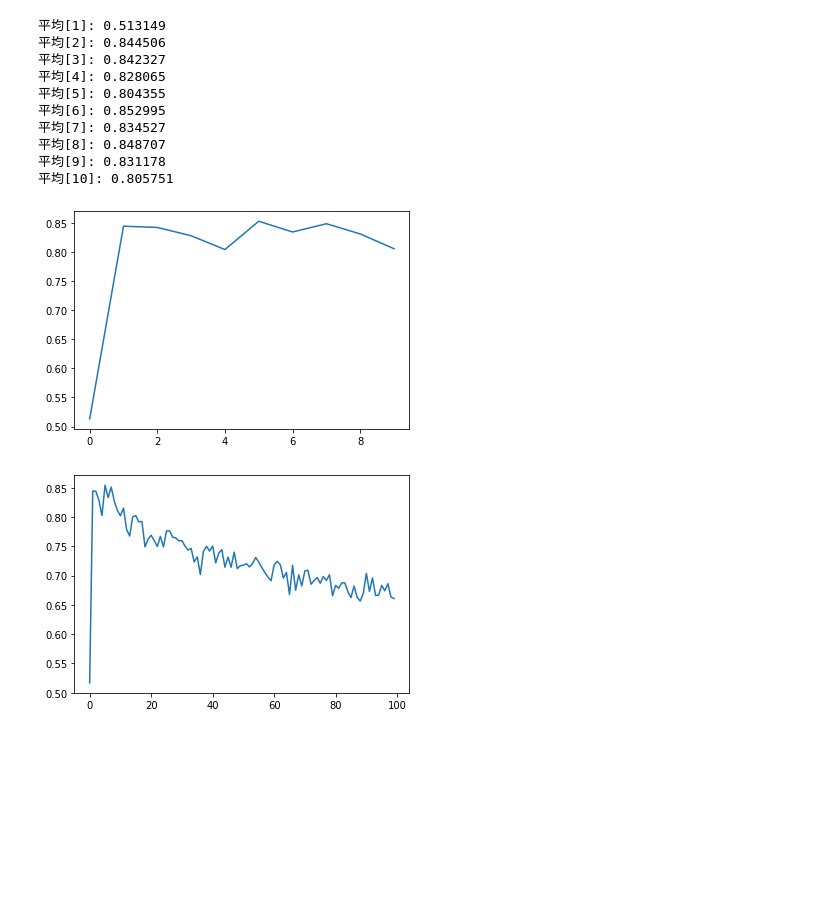
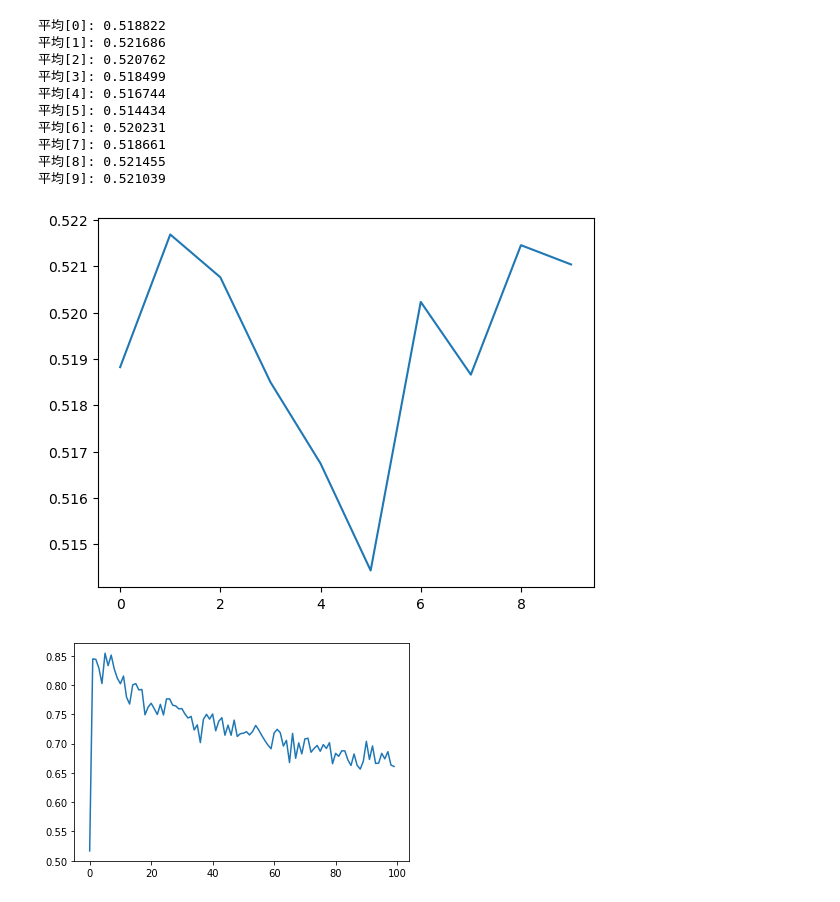
Before and after one commit to awesomest/advent_calendar_2019_bitcoin, a Jupyter notebook: bitcoin.ipynb, the cells around one changed output. Saved outputs shown, nothing was run; the diff lists cells and outputs as text; code cells hidden in the pictures; blank space fills up the shorter version.

Commit message:
resultを翌日に修正

```diff
--- a/bitcoin.ipynb
+++ b/bitcoin.ipynb
@@ -37,8 +37,8 @@ class BitcoinClassification:
         self.data = self.data[self.data["volume"] > 0]
 
     def addColumnResult(self):
-        self.data["result"] = self.data["diff"].shift(1)
-        self.data["result"] = [1 if l >= 0.0 else -1 for l in self.data["result"]]
+        self.data["result"] = self.data["diff1"].shift(-1)
+        self.data["result"] = [1 if l >= 0 else -1 for l in self.data["result"]]
 
     def train_and_test(self):
         clf = RandomForestClassifier(n_estimators=10)
@@ -50,52 +50,51 @@ class BitcoinClassification:
         sum_score = 0
         for i in range(100):
             ac_score = self.train_and_test()
             sum_score += ac_score
 
         return sum_score / 100
 
     def setTrainTestDataset(self, n):
-        #label = "diff" + str(n)
-        labels = ["date", "year", "month", "day", "weekday", "start", "close", "low", "high", "volume", "diff"]
-        for i in list(range(2, n+1)):
+        labels = ["date", "year", "month", "day", "weekday", "start", "close", "low", "high", "volume"]
+        for i in list(range(1, n+1)):
             labels.append("diff" + str(i))
         self.data_train, self.data_test, self.label_train, self.label_test = train_test_split(self.data[labels][n:], self.data["result"][n:], random_state=1)
 
     def setColumnDiffN(self, n):
         label = "diff" + str(n)
         self.data[label] = self.data["start"].shift(n-1)
         self.data[label] = self.data["close"] / self.data[label] - 1
 
 b = BitcoinClassification(csv)
 b.format()
 b.removeOutlier()
+d = 10
+for i in list(range(1, d + 1)):
+    b.setColumnDiffN(i)
 b.addColumnResult()
-d = 10
-for i in list(range(2, d + 1)):
-    b.setColumnDiffN(i)
 
 x = list(range(10))
 y = []
-for i in list(range(1, d + 1)):
-    b.setTrainTestDataset(i)
+for i in x:
+    b.setTrainTestDataset(d)
     pred = b.calcAvgPred()
     y.append(pred)
     print("平均[%d]: %f" % (i, pred))
 
 plt.plot(x, y)
 plt.show()
 # %% [output]
-平均[1]: 0.513149
-平均[2]: 0.844506
-平均[3]: 0.842327
-平均[4]: 0.828065
-平均[5]: 0.804355
-平均[6]: 0.852995
-平均[7]: 0.834527
-平均[8]: 0.848707
-平均[9]: 0.831178
-平均[10]: 0.805751
+平均[0]: 0.518822
+平均[1]: 0.521686
+平均[2]: 0.520762
+平均[3]: 0.518499
+平均[4]: 0.516744
+平均[5]: 0.514434
+平均[6]: 0.520231
+平均[7]: 0.518661
+平均[8]: 0.521455
+平均[9]: 0.521039
-[figure, old version]
+[figure, new version]
 # %%
 x = list(range(100))
 y = [0.516690, 0.844414, 0.843779, 0.828733, 0.802465, 0.854147, 0.833048, 0.850947, 0.827275, 0.811455, 0.802106, 0.815208, 0.778912, 0.767431, 0.800116, 0.802251, 0.791578, 0.792320, 0.749047, 0.762023, 0.768814, 0.759581, 0.749534, 0.766923, 0.748788, 0.776200, 0.776238, 0.765537, 0.764182, 0.759206, 0.759649, 0.750328, 0.743560, 0.746323, 0.723169, 0.731948, 0.701667, 0.741291, 0.749906, 0.741718, 0.750447, 0.721694, 0.738278, 0.744104, 0.714222, 0.731368, 0.714113, 0.739976, 0.712057, 0.716809, 0.717607, 0.720190, 0.714668, 0.720545, 0.730998, 0.723040, 0.713563, 0.705036, 0.697310, 0.691119, 0.718024, 0.724262, 0.718449, 0.695704, 0.705418, 0.667542, 0.717321, 0.674785, 0.701148, 0.682297, 0.707842, 0.709065, 0.685156, 0.691679, 0.696731, 0.686827, 0.698173, 0.691659, 0.701398, 0.665518, 0.683253, 0.678169, 0.687560, 0.687415, 0.671981, 0.662512, 0.682179, 0.662833, 0.656344, 0.669637, 0.703811, 0.672864, 0.695898, 0.666068, 0.666521, 0.683285, 0.673893, 0.686131, 0.663220, 0.660878]
```
